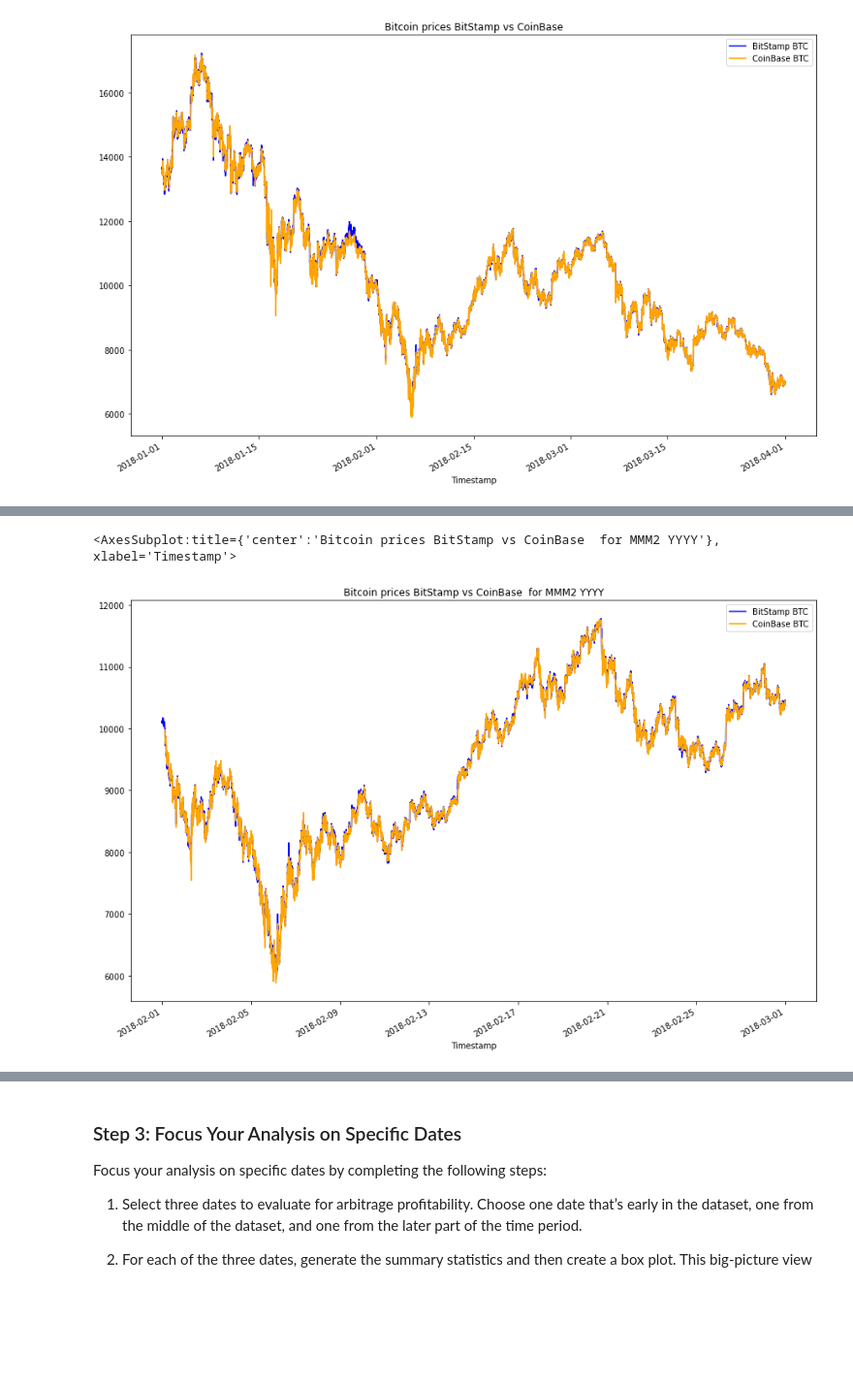
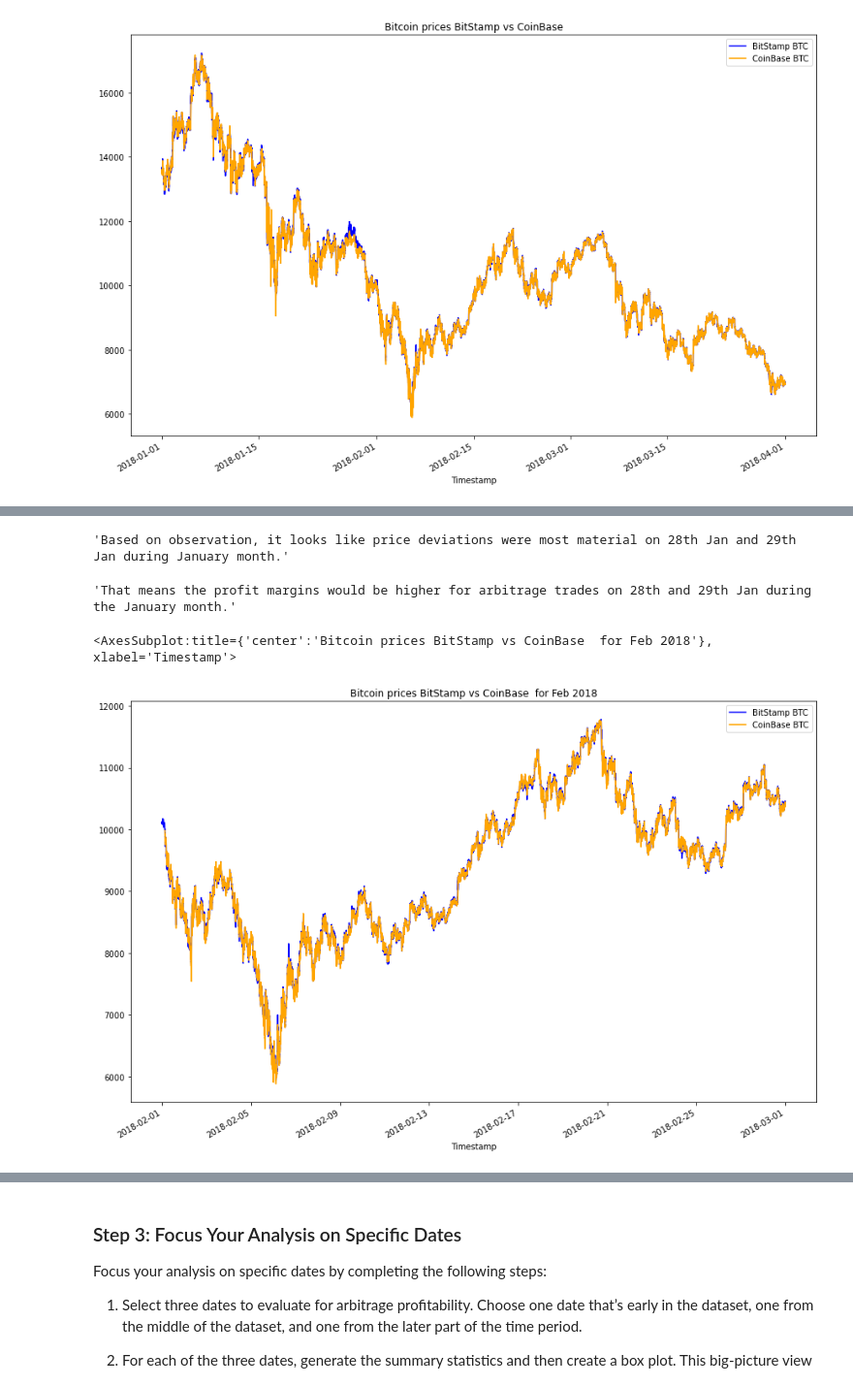
Before and after one commit to prpercy/Crypto-Arbitrage, a Jupyter notebook: crypto_arbitrage.ipynb, the cells around one changed output, grey strips where cells are left out. Shown at 97% size. Drawn from its saved outputs; the diff is of its cells as text; code cells hidden in the pictures; blank space fills up the shorter version.

```diff
--- a/crypto_arbitrage.ipynb
+++ b/crypto_arbitrage.ipynb
@@ -373,14 +384,18 @@ coinbase['Close'].loc['2018-01-25':'2018-01-30'].plot(legend=True, figsize=(15,1
 # %%
-## Note: Based on observation, it looks like price deviations were most material on 28th Jan and 29th Jan during this month.
+display('Based on observation, it looks like price deviations were most material on 28th Jan and 29th Jan during January month.')
+display('That means the profit margins would be higher for arbitrage trades on 28th and 29th Jan during the January month.')
+# %% [output]
+'Based on observation, it looks like price deviations were most material on 28th Jan and 29th Jan during January month.'
+'That means the profit margins would be higher for arbitrage trades on 28th and 29th Jan during the January month.'
 # %%
 # Using the loc and plot functions, create an overlay plot that visualizes
 # the price action of both DataFrames for a one month period later in the dataset
 # Be sure to include the parameters: legend, figure size, title, and color and label
 # YOUR CODE HERE
-bitstamp['Close'].loc['2018-02-01':'2018-02-28'].plot(legend=True, figsize=(15,10), title='Bitcoin prices BitStamp vs CoinBase  for MMM2 YYYY', color='blue', label='BitStamp BTC')
+bitstamp['Close'].loc['2018-02-01':'2018-02-28'].plot(legend=True, figsize=(15,10), title='Bitcoin prices BitStamp vs CoinBase  for Feb 2018', color='blue', label='BitStamp BTC')
 coinbase['Close'].loc['2018-02-01':'2018-02-28'].plot(legend=True, figsize=(15,10), color='orange', label='CoinBase BTC')
 # %% [output]
-<AxesSubplot:title={'center':'Bitcoin prices BitStamp vs CoinBase  for MMM2 YYYY'}, xlabel='Timestamp'>
+<AxesSubplot:title={'center':'Bitcoin prices BitStamp vs CoinBase  for Feb 2018'}, xlabel='Timestamp'>
-[figure, old version]
+[figure, new version]
 # %%
 # visulation of later period
```
Also changed, not shown: parts of 19 cells of this notebook.
